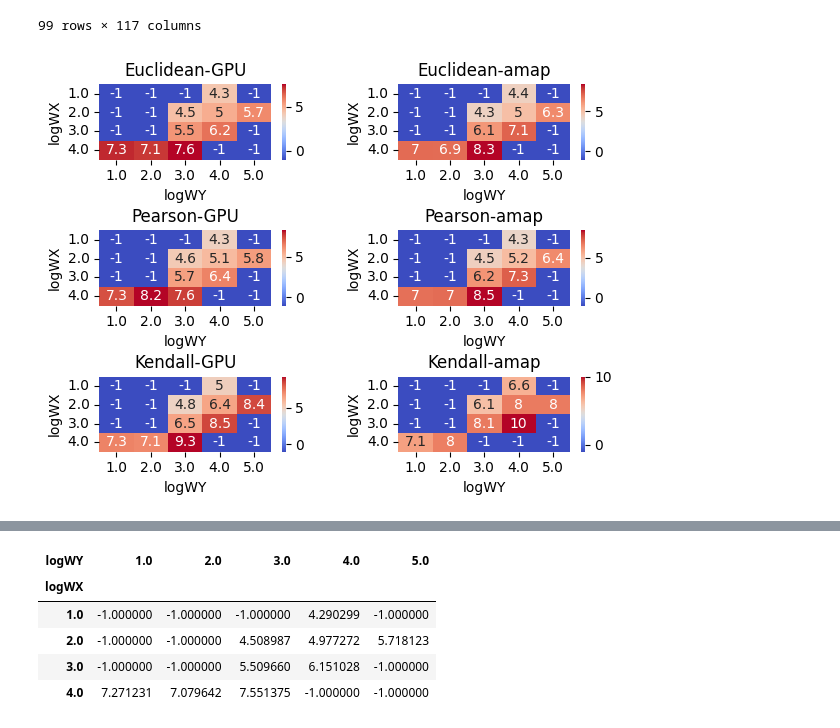
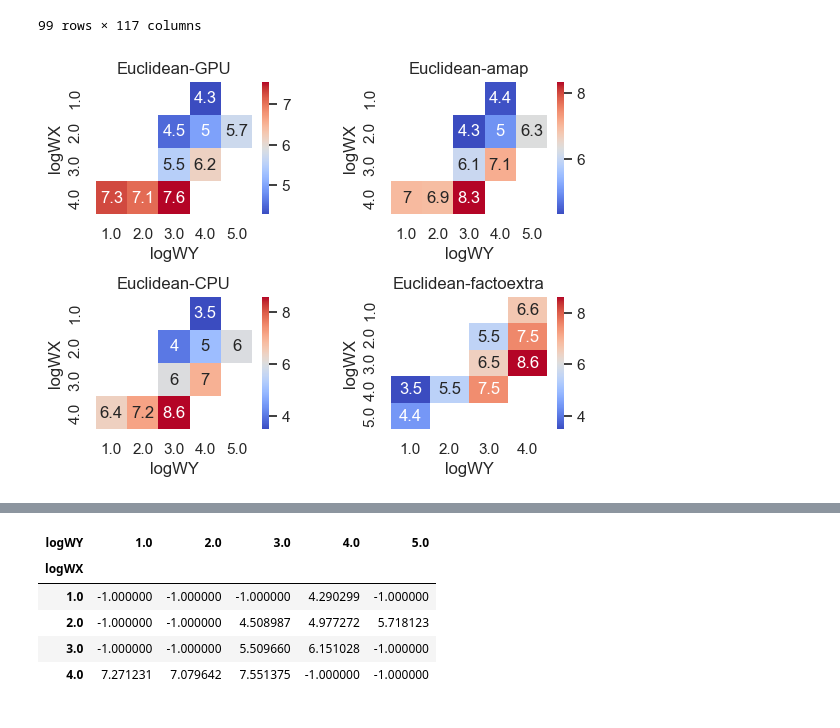
Before and after one commit to lab-medvedeva/Article-GADES, a Jupyter notebook: reproducibility/Plots.ipynb, the cells around one changed output, grey strips where cells are left out. Drawn from its saved outputs; the diff is of its cells as text; code cells hidden in the pictures.

```diff
--- a/reproducibility/Plots.ipynb
+++ b/reproducibility/Plots.ipynb
@@ -148,64 +148,63 @@ df.drop(df[df['logWX']==5.0].index,inplace=True)
 # %%
 matrix1 = df[df['metric']=="euclidean"]
 matrix1 = matrix1[matrix1["method"]=="GPU"].pivot('logWX','logWY','logMeanTime')
-matrix1.fillna(-1,inplace=True)
 
 matrix2 = df[df['metric']=="euclidean"]
 matrix2 = matrix2[matrix2["method"]=="amap"].pivot('logWX','logWY','logMeanTime')
-matrix2.fillna(-1,inplace=True)
+#matrix2.fillna(-1,inplace=True)
 
 matrix3 = df[df['metric']=="pearson"]
 matrix3 = matrix3[matrix3["method"]=="GPU"].pivot('logWX','logWY','logMeanTime')
-matrix3.fillna(-1,inplace=True)
+#matrix3.fillna(-1,inplace=True)
 
 matrix4 = df[df['metric']=="pearson"]
 matrix4 = matrix4[matrix4["method"]=="amap"].pivot('logWX','logWY','logMeanTime')
-matrix4.fillna(-1,inplace=True)
+#matrix4.fillna(-1,inplace=True)
 
 matrix5 = df[df['metric']=="kendall"]
 matrix5 = matrix5[matrix5["method"]=="GPU"].pivot('logWX','logWY','logMeanTime')
-matrix5.fillna(-1,inplace=True)
+#matrix5.fillna(-1,inplace=True)
 
 matrix6 = df[df['metric']=="kendall"]
 matrix6 = matrix6[matrix6["method"]=="amap"].pivot('logWX','logWY','logMeanTime')
-matrix6.fillna(-1,inplace=True)
+#matrix6.fillna(-1,inplace=True)
 
 matrix7 = df[df['metric']=="kendall"]
 matrix7 = matrix7[matrix7["method"]=="CPU"].pivot('logWX','logWY','logMeanTime')
-matrix7.fillna(-1,inplace=True)
+#matrix7.fillna(-1,inplace=True)
 
 matrix8 = df[df['metric']=="euclidean"]
 matrix8 = matrix8[matrix8["method"]=="CPU"].pivot('logWX','logWY','logMeanTime')
-matrix8.fillna(-1,inplace=True)
+#matrix8.fillna(-1,inplace=True)
 
 matrix9 = df[df['metric']=="euclidean"]
 matrix9 = matrix9[matrix9["method"]=="factoextra"].pivot('logWX','logWY','logMeanTime')
-matrix9.fillna(-1,inplace=True)
+#matrix9.fillna(-1,inplace=True)
 
 matrix10 = df[df['metric']=="pearson"]
 matrix10 = matrix10[matrix10["method"]=="CPU"].pivot('logWX','logWY','logMeanTime')
-matrix10.fillna(-1,inplace=True)
+#matrix10.fillna(-1,inplace=True)
 
 matrix11 = df[df['metric']=="pearson"]
 matrix11 = matrix11[matrix11["method"]=="factoextra"].pivot('logWX','logWY','logMeanTime')
-matrix11.fillna(-1,inplace=True)
+#matrix11.fillna(-1,inplace=True)
 
 matrix12 = df[df['metric']=="kendall"]
 matrix12 = matrix12[matrix12["method"]=="factoextra"].pivot('logWX','logWY','logMeanTime')
-matrix12.fillna(-1,inplace=True)
+
 
 stdmtx = np.full((4, 5), 11)
  #stdmtx.isnull().astype(int)
 #matrix2
 #matrix1
-fig, axs = plt.subplots(nrows=3,ncols=2)
+fig, axs = plt.subplots(nrows=2,ncols=2)
 plt.tight_layout(pad=3.0)
 sns.heatmap(matrix1, cmap="coolwarm", annot=True,ax=axs[0][0]).set_title("Euclidean-GPU")
 sns.heatmap(matrix2, cmap="coolwarm", annot=True,ax=axs[0][1]).set_title("Euclidean-amap")
-sns.heatmap(matrix3, cmap="coolwarm", annot=True,ax=axs[1][0]).set_title("Pearson-GPU")
-sns.heatmap(matrix4, cmap="coolwarm", annot=True,ax=axs[1][1]).set_title("Pearson-amap")
-sns.heatmap(matrix5, cmap="coolwarm", annot=True,ax=axs[2][0]).set_title("Kendall-GPU")
-sns.heatmap(matrix6, cmap="coolwarm", annot=True,ax=axs[2][1]).set_title("Kendall-amap")
+sns.heatmap(matrix8, cmap="coolwarm", annot=True,ax=axs[1][0]).set_title("Euclidean-CPU")
+sns.heatmap(matrix9, cmap="coolwarm", annot=True,ax=axs[1][1]).set_title("Euclidean-factoextra")
+
+
 plt.savefig('colmat_bench_generated.png',dpi=200)
 # %% [output]
-[figure, old version]
+[figure, new version]
```
Also changed, not shown: parts of 29 cells of this notebook.
